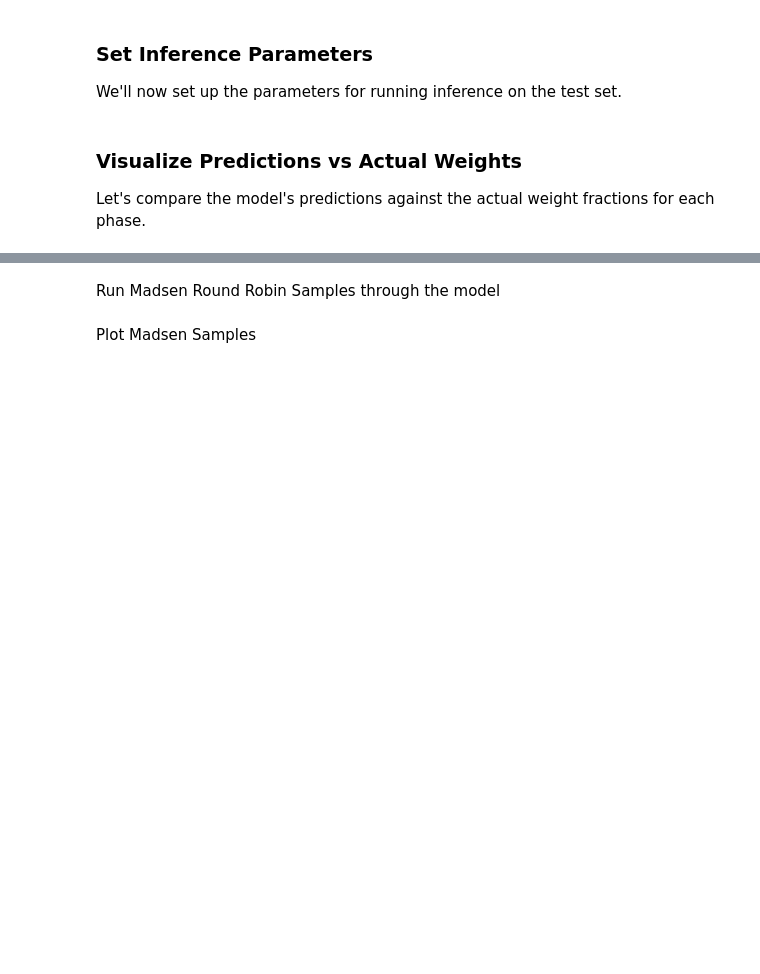
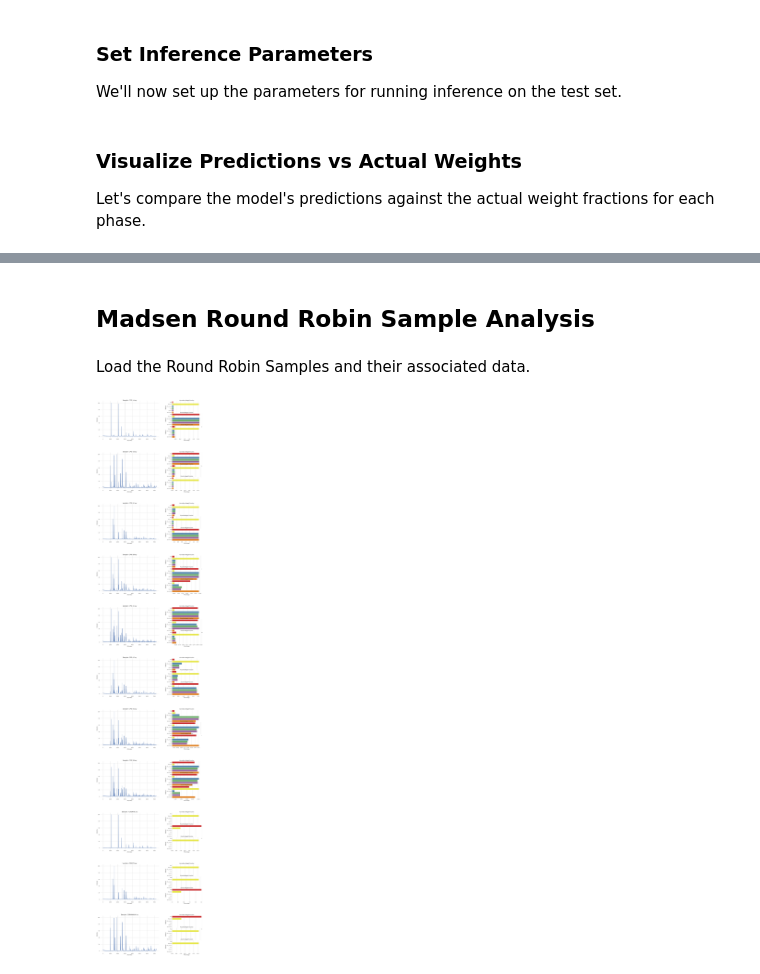
Before and after one commit to Machine-Intelligence-Characterisation/ML-for-phase-analysis, a Jupyter notebook: analysis/analysis.ipynb, the cells around one changed output, grey strips where cells are left out. Drawn from its saved outputs; the diff is of its cells as text; code cells hidden in the pictures; blank space fills up the shorter version.

```diff
--- a/analysis/analysis.ipynb
+++ b/analysis/analysis.ipynb
@@ -250,5 +267,7 @@ See how the model performs on Madsen Round Robin Samples
-# %% [markdown]
-Run Madsen Round Robin Samples through the model
+# %% [markdown]
+## Madsen Round Robin Sample Analysis
+# %% [markdown]
+Load the Round Robin Samples and their associated data.
 # %%
 # Function to load and process XY files
 def load_xy_file(file_path):
@@ -273,6 +292,7 @@ intensities = np.array(intensities)
 intensities = intensities.reshape(intensities.shape[0], 1, -1)  # Add channel dimension
 
 # Convert to torch tensor
+device = torch.device("cuda" if torch.cuda.is_available() else "cpu")
 intensities_tensor = torch.FloatTensor(intensities).to(device)
 
 # Perform inference
@@ -285,9 +305,16 @@ predictions = predictions.cpu().numpy()
 
 # Load weight fractions
 weight_fractions = pd.read_csv('analysis/Madsen_Round_Robin_2004/weight_fractions.csv')
+
+# Load participant data
+participant_data = {
+    method: pd.read_csv(f'analysis/Madsen_Round_Robin_2004/{method}_weight_fractions.csv')
+    for method in ['CPD_analysis', 'X-ray', 'Neutron', 'Synchrotron']
+}
-# %% [markdown]
-Plot Madsen Samples
 # %%
+import matplotlib.pyplot as plt
+import seaborn as sns
+
 def plot_xrd_patterns(intensities, file_names, predictions, weight_fractions, num_plots=11):
     fig = plt.figure(figsize=(20, 10*num_plots))  # Increased figure height
     gs = fig.add_gridspec(num_plots, 2, width_ratios=[2, 1], height_ratios=[1]*num_plots, hspace=0.4, wspace=0.3)
@@ -296,16 +323,10 @@ def plot_xrd_patterns(intensities, file_names, predictions, weight_fractions, nu
     color_scheme = {
         'True': '#e41a1c',
         'Predicted': '#ffff33',
-        'Laboratory': '#377eb8',
+        'CPD_analysis': '#377eb8',
         'X-ray': '#4daf4a',
         'Neutron': '#984ea3',
         'Synchrotron': '#ff7f00'
-    }
-
-    # Load participant data
-    participant_data = {
-        method: pd.read_csv(f'analysis/Madsen_Round_Robin_2004/{method}_weight_fractions.csv')
-        for method in ['CPD_analysis', 'X-ray', 'Neutron', 'Synchrotron']
     }
 
     # Reorder the samples to move the first one to the end
@@ -324,44 +345,50 @@ def plot_xrd_patterns(intensities, file_names, predictions, weight_fractions, nu
         ax_phases.axis('off')
 
         # Plot weight fractions for each phase
+        num_phases = len(weight_fractions.columns)
         for j, phase in enumerate(weight_fractions.columns):
-            ax_phase = ax_phases.inset_axes([0, 0.67 - j*0.33, 1, 0.3])  # Adjusted positioning
+            ax_phase = ax_phases.inset_axes([0, 1 - (j+1)/num_phases, 1, 1/num_phases])  # Adjusted positioning
 
             # Collect data for this phase
             data = {
                 'True': weight_fractions.iloc[idx][phase],
                 'Predicted': predictions[idx][j],
-                'Laboratory': participant_data['Laboratory'].iloc[idx][phase],
+                'CPD_analysis': participant_data['CPD_analysis'].iloc[idx][phase],
                 'X-ray': participant_data['X-ray'].iloc[idx][phase],
                 'Neutron': participant_data['Neutron'].iloc[idx][phase],
                 'Synchrotron': participant_data['Synchrotron'].iloc[idx][phase]
             }
 
             # Create DataFrame
             df = pd.DataFrame(list(data.items()), columns=['Method', 'Percentage'])
 
             # Plot
             sns.barplot(x='Percentage', y='Method', data=df, ax=ax_phase,
                         hue='Method', palette=color_scheme, orient='h', legend=False)
 
             # Set title and labels
             ax_phase.set_title(f'{phase} Weight Fraction', fontsize=12)
             ax_phase.set_xlabel('Percentage')
 
             # Dynamically set x-axis limits
             min_val = df['Percentage'].min()
             max_val = df['Percentage'].max()
             range_val = max_val - min_val
             ax_phase.set_xlim(max(0, min_val - range_val * 0.1),
                               min(1, max_val + range_val * 0.1))
 
-            # Remove y-axis labels for all but the first phase plot
-            if j > 0:
-                ax_phase.set_ylabel('')
-            ax_phase.set_yticklabels(ax_phase.get_yticklabels(), fontsize=8)
+            # Set y-ticks and labels
+            ax_phase.set_yticks(range(len(df)))
+            ax_phase.set_yticklabels(df['Method'], fontsize=8)
+
+            # Remove x-axis labels for all but the last phase plot
+            if j < num_phases - 1:
+                ax_phase.set_xlabel('')
 
     plt.tight_layout()
     plt.show()
 
-# Use the function as before
+# Use the function
 plot_xrd_patterns(intensities, xy_files, predictions, weight_fractions)
+# %% [output]
+[figure, added]
```
Also changed, not shown: parts of 17 cells of this notebook, 6 other files.
